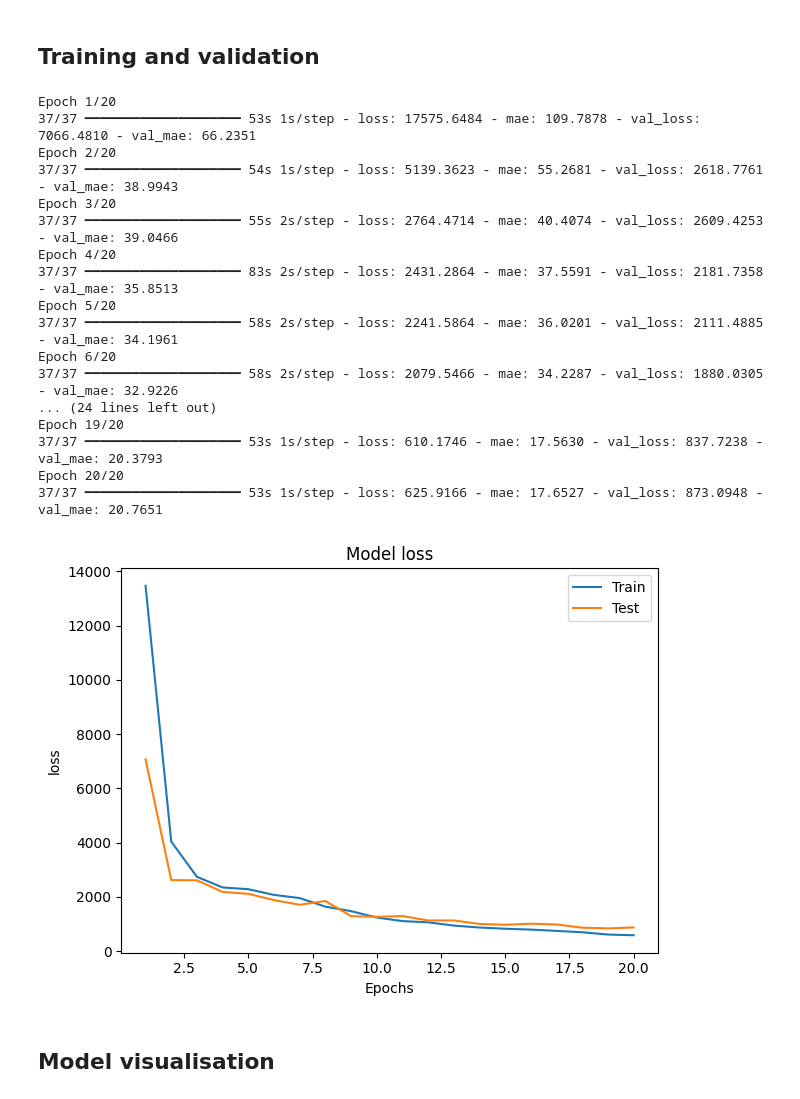
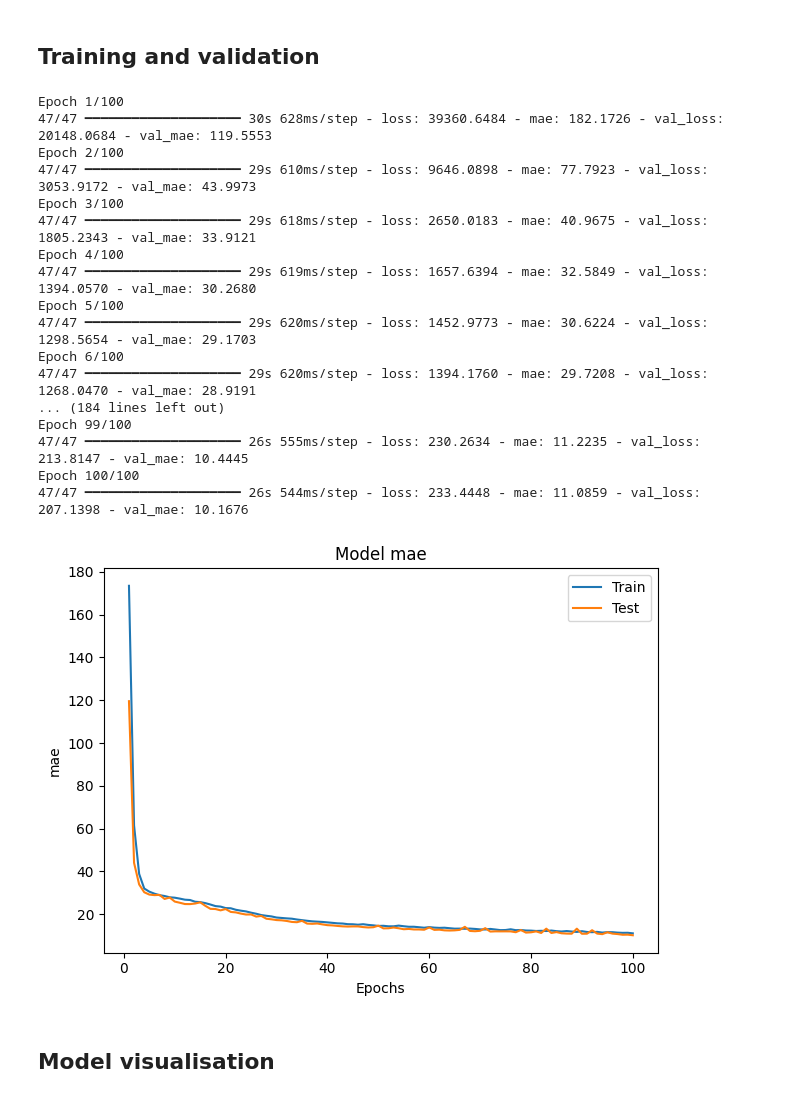
Before and after one commit to Mowibox/aruco-map-locator, a Jupyter notebook: model/cnn_model.ipynb, the cells around one changed output. Drawn from its saved outputs; the diff is of its cells as text; code cells hidden in the pictures.

Commit message:
Model tuning

```diff
--- a/model/cnn_model.ipynb
+++ b/model/cnn_model.ipynb
@@ -51,6 +51,6 @@ memory usage: 102.3+ KB
 # %%
-WIDTH = 0.5
-HEIGHT = 0.5
+WIDTH = 0.6
+HEIGHT = 0.6
 
 X, y = [], []
 for idx, row in df.iterrows():
@@ -84,12 +84,14 @@ print(X_train.shape, X_test.shape)
 # %%
 model_cnn = Sequential()
 model_cnn.add(Input(X_train[0].shape))
-model_cnn.add(Conv2D(128, (3, 3), activation='relu'))
-model_cnn.add(MaxPool2D(2, 2))
+model_cnn.add(Conv2D(256, (3, 3), strides=2, activation='relu'))
+model_cnn.add(MaxPool2D(3, 3))
+model_cnn.add(Conv2D(128, (3, 3), strides=2, activation='relu'))
+model_cnn.add(MaxPool2D(3, 3))
 model_cnn.add(Conv2D(64, (3, 3), activation='relu'))
-model_cnn.add(MaxPool2D(2, 2))
-model_cnn.add(Conv2D(32, (3, 3), activation='relu'))
 model_cnn.add(Flatten())
+model_cnn.add(Dropout(0.2))
+model_cnn.add(Dense(64, activation='relu'))
 model_cnn.add(Dense(32, activation='relu'))
 model_cnn.add(Dense(8, activation='linear'))
 
@@ -123,29 +123,29 @@ Model: "sequential_1"
 # %%
 model_cnn.compile(loss=MSE, optimizer=Adam(learning_rate=0.001), metrics=['mae'])
 # %%
-epochs = 20
+epochs = 100
 history = model_cnn.fit(X_train, y_train,
                     epochs=epochs,
                     validation_data=(X_test, y_test),
                     verbose=1)
 # %% [output]
-Epoch 1/20
-37/37 ━━━━━━━━━━━━━━━━━━━━ 53s 1s/step - loss: 17575.6484 - mae: 109.7878 - val_loss: 7066.4810 - val_mae: 66.2351
-Epoch 2/20
-37/37 ━━━━━━━━━━━━━━━━━━━━ 54s 1s/step - loss: 5139.3623 - mae: 55.2681 - val_loss: 2618.7761 - val_mae: 38.9943
-Epoch 3/20
-37/37 ━━━━━━━━━━━━━━━━━━━━ 55s 2s/step - loss: 2764.4714 - mae: 40.4074 - val_loss: 2609.4253 - val_mae: 39.0466
-Epoch 4/20
-37/37 ━━━━━━━━━━━━━━━━━━━━ 83s 2s/step - loss: 2431.2864 - mae: 37.5591 - val_loss: 2181.7358 - val_mae: 35.8513
-Epoch 5/20
-37/37 ━━━━━━━━━━━━━━━━━━━━ 58s 2s/step - loss: 2241.5864 - mae: 36.0201 - val_loss: 2111.4885 - val_mae: 34.1961
-Epoch 6/20
-37/37 ━━━━━━━━━━━━━━━━━━━━ 58s 2s/step - loss: 2079.5466 - mae: 34.2287 - val_loss: 1880.0305 - val_mae: 32.9226
-... (24 lines left out)
-Epoch 19/20
-37/37 ━━━━━━━━━━━━━━━━━━━━ 53s 1s/step - loss: 610.1746 - mae: 17.5630 - val_loss: 837.7238 - val_mae: 20.3793
-Epoch 20/20
-37/37 ━━━━━━━━━━━━━━━━━━━━ 53s 1s/step - loss: 625.9166 - mae: 17.6527 - val_loss: 873.0948 - val_mae: 20.7651
+Epoch 1/100
+47/47 ━━━━━━━━━━━━━━━━━━━━ 30s 628ms/step - loss: 39360.6484 - mae: 182.1726 - val_loss: 20148.0684 - val_mae: 119.5553
+Epoch 2/100
+47/47 ━━━━━━━━━━━━━━━━━━━━ 29s 610ms/step - loss: 9646.0898 - mae: 77.7923 - val_loss: 3053.9172 - val_mae: 43.9973
+Epoch 3/100
+47/47 ━━━━━━━━━━━━━━━━━━━━ 29s 618ms/step - loss: 2650.0183 - mae: 40.9675 - val_loss: 1805.2343 - val_mae: 33.9121
+Epoch 4/100
+47/47 ━━━━━━━━━━━━━━━━━━━━ 29s 619ms/step - loss: 1657.6394 - mae: 32.5849 - val_loss: 1394.0570 - val_mae: 30.2680
+Epoch 5/100
+47/47 ━━━━━━━━━━━━━━━━━━━━ 29s 620ms/step - loss: 1452.9773 - mae: 30.6224 - val_loss: 1298.5654 - val_mae: 29.1703
+Epoch 6/100
+47/47 ━━━━━━━━━━━━━━━━━━━━ 29s 620ms/step - loss: 1394.1760 - mae: 29.7208 - val_loss: 1268.0470 - val_mae: 28.9191
+... (184 lines left out)
+Epoch 99/100
+47/47 ━━━━━━━━━━━━━━━━━━━━ 26s 555ms/step - loss: 230.2634 - mae: 11.2235 - val_loss: 213.8147 - val_mae: 10.4445
+Epoch 100/100
+47/47 ━━━━━━━━━━━━━━━━━━━━ 26s 544ms/step - loss: 233.4448 - mae: 11.0859 - val_loss: 207.1398 - val_mae: 10.1676
 # %%
 def displayLearningCurve(history, epochs: int, metric: str):
     """
@@ -166,9 +166,9 @@ def displayLearningCurve(history, epochs: int, metric: str):
     plt.tight_layout()
     plt.show()
 # %%
-displayLearningCurve(history=history, epochs=epochs, metric='loss')
+displayLearningCurve(history=history, epochs=epochs, metric='mae')
 # %% [output]
-[figure, old version]
+[figure, new version]
 # %% [markdown]
 ## Model visualisation
 # %%
```
Also changed, not shown: parts of 7 cells of this notebook, 4 other files.
